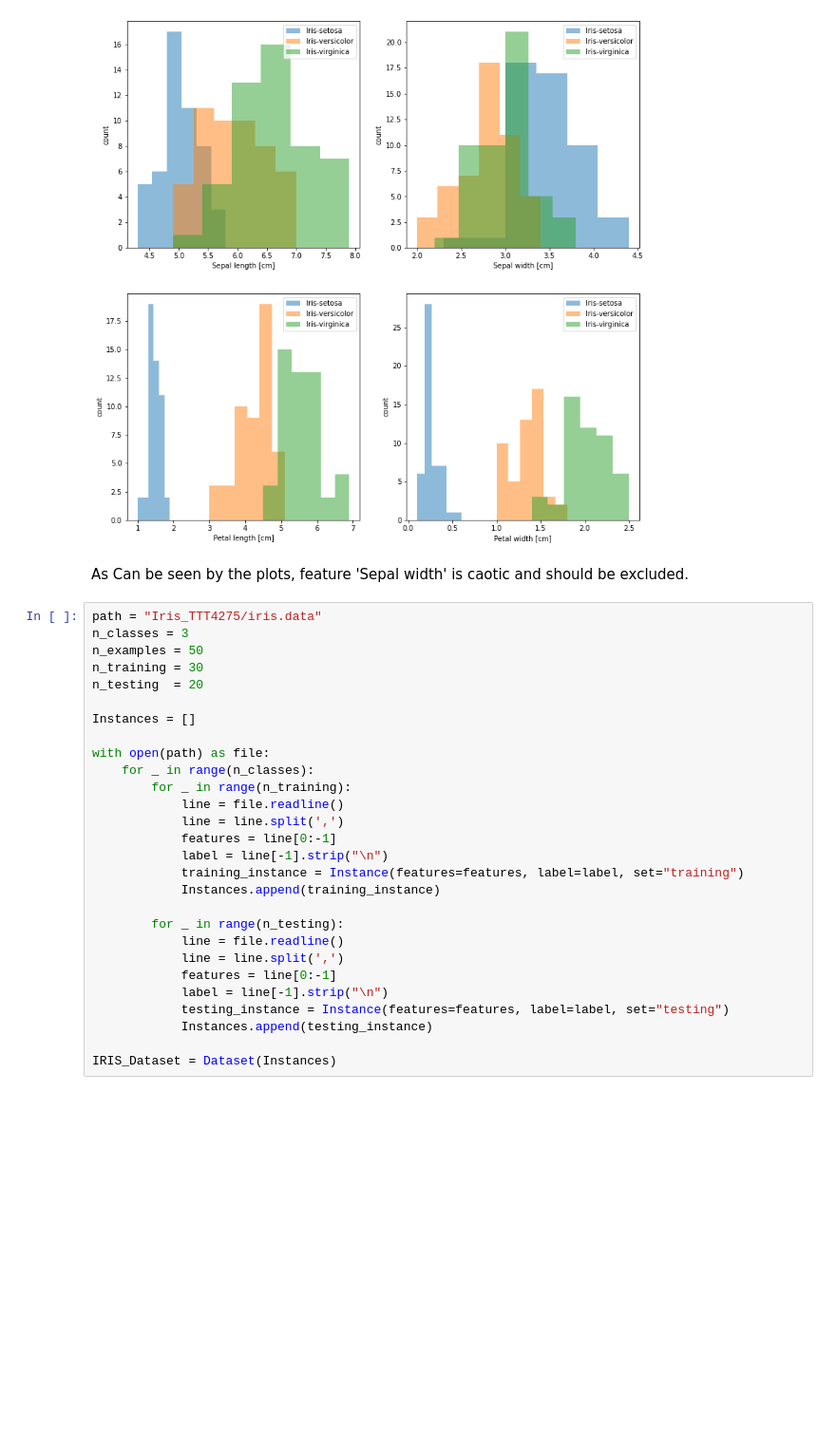
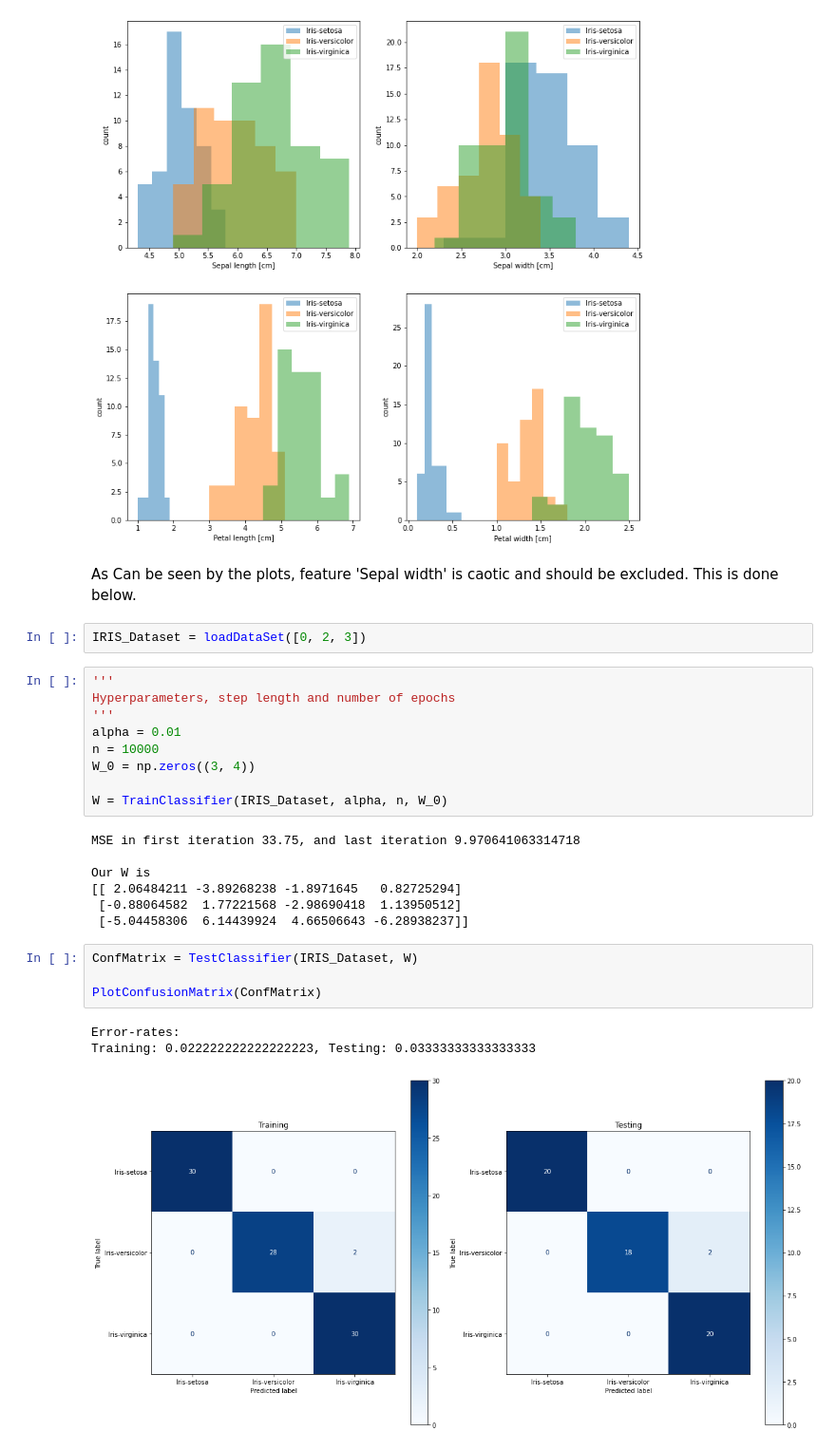
Before and after one commit to simon-cmyk/Classifier, a Jupyter notebook: Iris.ipynb, the cells around one changed output. Shown: that part at 95% size. Drawn from its saved outputs; the diff is of its cells as text; blank space fills up the shorter version.

```diff
--- a/Iris.ipynb
+++ b/Iris.ipynb
@@ -356,32 +365,30 @@ plt.show()
 # %% [output]
 [figure]
 # %% [markdown]
-As Can be seen by the plots, feature 'Sepal width' is caotic and should be excluded.
+As Can be seen by the plots, feature 'Sepal width' is caotic and should be excluded. This is done below.
-# %%
-path = "Iris_TTT4275/iris.data"
-n_classes = 3
-n_examples = 50
-n_training = 30
-n_testing  = 20
-
-Instances = []
-
-with open(path) as file:
-    for _ in range(n_classes):
-        for _ in range(n_training):
-            line = file.readline()
-            line = line.split(',')
-            features = line[0:-1]
-            label = line[-1].strip("\n")
-            training_instance = Instance(features=features, label=label, set="training")
-            Instances.append(training_instance)
-
-        for _ in range(n_testing):
-            line = file.readline()
-            line = line.split(',')
-            features = line[0:-1]
-            label = line[-1].strip("\n")
-            testing_instance = Instance(features=features, label=label, set="testing")
-            Instances.append(testing_instance)
-
-IRIS_Dataset = Dataset(Instances)
+# %%
+IRIS_Dataset = loadDataSet([0, 2, 3])
+# %%
+'''
+Hyperparameters, step length and number of epochs
+'''
+alpha = 0.01
+n = 10000
+W_0 = np.zeros((3, 4))
+
+W = TrainClassifier(IRIS_Dataset, alpha, n, W_0)
+# %% [output]
+MSE in first iteration 33.75, and last iteration 9.970641063314718
+
+Our W is
+[[ 2.06484211 -3.89268238 -1.8971645   0.82725294]
+ [-0.88064582  1.77221568 -2.98690418  1.13950512]
+ [-5.04458306  6.14439924  4.66506643 -6.28938237]]
+# %%
+ConfMatrix = TestClassifier(IRIS_Dataset, W)
+
+PlotConfusionMatrix(ConfMatrix)
+# %% [output]
+Error-rates:
+Training: 0.022222222222222223, Testing: 0.03333333333333333
+[figure, added]
```
Also changed, not shown: parts of 26 cells of this notebook.
